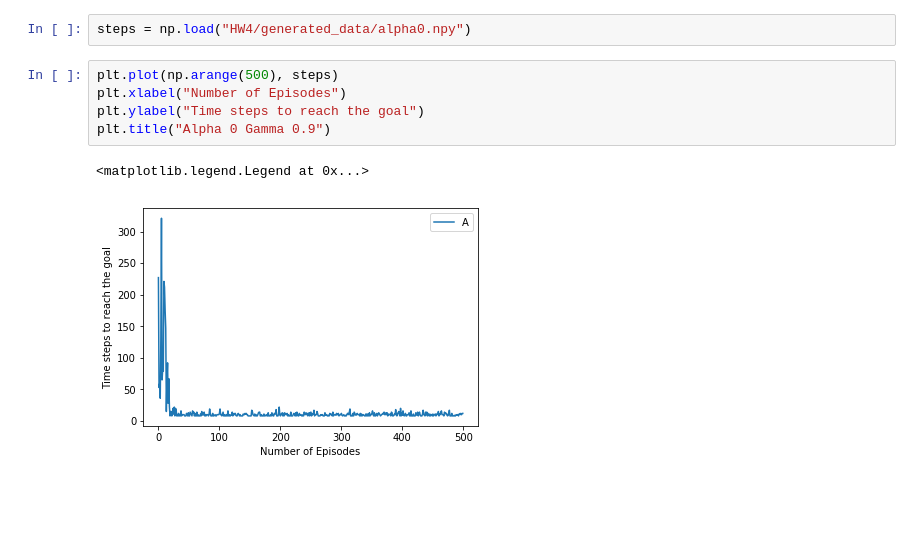
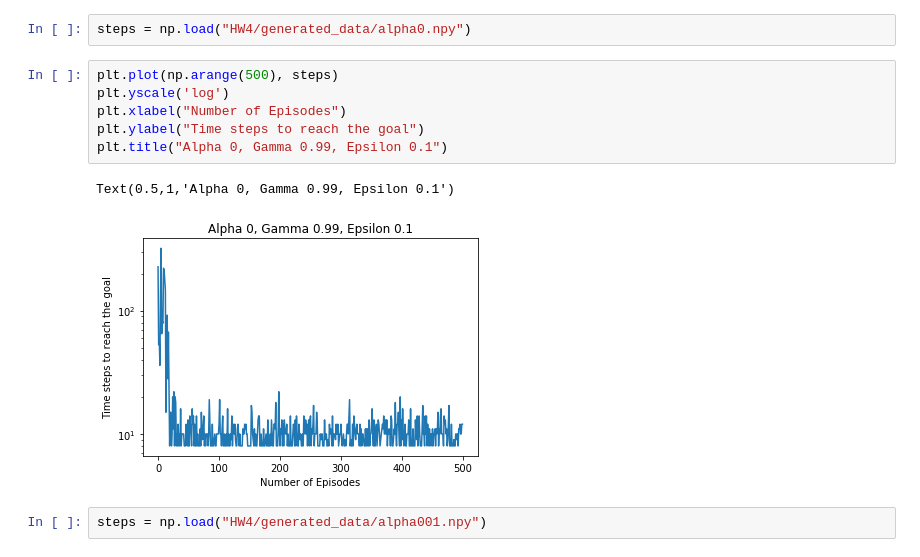
Before and after one commit to zwenaing/reinforcement-learning, a Jupyter notebook: Plots.ipynb, the cells around one changed output. Saved outputs shown, nothing was run; the diff lists cells and outputs as text; blank space fills up the shorter version.

```diff
--- a/Plots.ipynb
+++ b/Plots.ipynb
@@ -6,9 +6,12 @@ import numpy as np
 steps = np.load("HW4/generated_data/alpha0.npy")
 # %%
 plt.plot(np.arange(500), steps)
+plt.yscale('log')
 plt.xlabel("Number of Episodes")
 plt.ylabel("Time steps to reach the goal")
-plt.title("Alpha 0 Gamma 0.9")
+plt.title("Alpha 0, Gamma 0.99, Epsilon 0.1")
 # %% [output]
-<matplotlib.legend.Legend at 0x...>
+Text(0.5,1,'Alpha 0, Gamma 0.99, Epsilon 0.1')
-[figure, old version]
+[figure, new version]
+# %%
+steps = np.load("HW4/generated_data/alpha001.npy")
```
Also changed, not shown: parts of 1 cell of this notebook, 2 other files.
